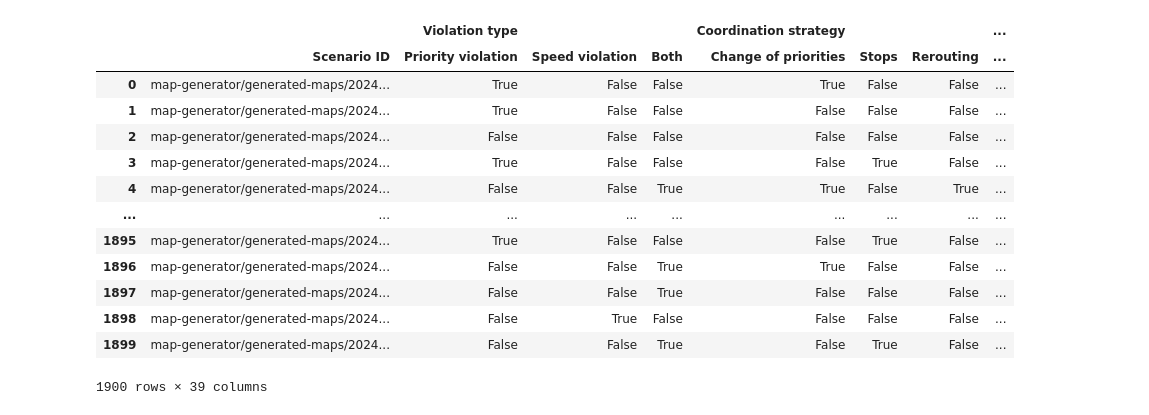
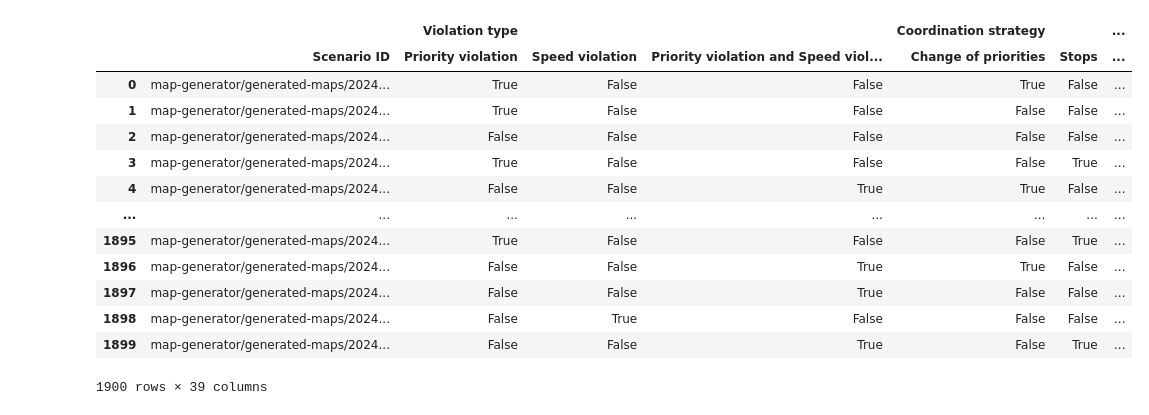
Before and after one commit to Olga-Mironenko/coordination_oru, a Jupyter notebook: scenario-analysis/df_all_clean.ipynb, the cells around one changed output. Saved outputs shown, nothing was run; the diff lists cells and outputs as text; code cells hidden in the pictures.

Commit message:
scenario-analysis/: renamed `CSD score` to `POD score`, etc. everywhere

```diff
--- a/scenario-analysis/df_all_clean.ipynb
+++ b/scenario-analysis/df_all_clean.ipynb
@@ -163,7 +163,7 @@ def process_df_all(df_all):
             'Violation type': {
                 'Priority violation': is_forcing and not is_slowness,
                 'Speed violation': is_slowness and not is_forcing,
-                'Both': is_forcing and is_slowness,
+                'Priority violation and Speed violation': is_forcing and is_slowness,
             },
             'Coordination strategy': {
                 'Change of priorities': same_value(group['forcing']) == 'change of priorities',
@@ -179,15 +179,15 @@ def process_df_all(df_all):
             'Output of simulation (planning)': {
 
                 # CSD (Critical Section Density) score for MV (V0)
-                'CSD score for MV (V0)': calculate_cs_score(group[group['Vehicle ID'] == 0]['Linearization C (non-normalized)']),
+                'POD score for MV (V0)': calculate_cs_score(group[group['Vehicle ID'] == 0]['Linearization C (non-normalized)']),
 
-                # CSD score for each AV
+                # POD score for each AV
                 **{
-                    f'CSD score for AV (V{vehicle_id})': calculate_cs_score(group[group['Vehicle ID'] == vehicle_id]['Linearization C (non-normalized)'])
+                    f'POD score for AV (V{vehicle_id})': calculate_cs_score(group[group['Vehicle ID'] == vehicle_id]['Linearization C (non-normalized)'])
                     for vehicle_id in range(1, 4)
                 },
-                # Mean CSD score for AVs (V1-V3)
-                'Mean CSD score for AVs (V1-V3)': same_value(group['CSD score (AVs)']),
+                # Mean POD score for AVs (V1-V3)
+                'Mean POD score for AVs (V1-V3)': same_value(group['POD score (AVs)']),
 
                 # Mission length for each AV (V1-V3)
                 **{
@@ -212,54 +212,54 @@ def process_df_all(df_all):
                     ),
                 } | (
                     {
-                        'Collisions rate': same_value(group['Collisions rate']),
+                        'Collision rate': same_value(group['Collision rate']),
                         # 'No. of violations': group['No. of violations'].sum(),  # to check
                     }
                     if column == 'No. of collisions' else
-                    {'Near-misses rate': same_value(group['Near-misses rate'])}
+                    {'Near-miss rate': same_value(group['Near-miss rate'])}
                     if column == 'No. of near-misses' else
                     {}
                 )
                 for column in (
                     'No. of completed missions',
                     'No. of collisions',
                     'No. of near-misses',
                 )
             )),
         }
         rows.append(row)
 
     rows_flat = []
     for row in rows:
         row_flat = {}
         for group, values in row.items():
             for col, value in values.items():
                 row_flat[group, col] = value
         rows_flat.append(row_flat)
 
     df_out = pd.DataFrame(rows_flat).round(3)
     df_out = df_out.reindex(columns=pd.MultiIndex.from_tuples(list(rows_flat[0])))
 
     df_out.to_csv(FILENAME_OUT, index=False)
     return df_out
 
 
 df_processed = process_df_all(df_all)
 df_processed
 # %% [output]
-|  |  | Violation type |  |  | Coordination strategy |  |  | ... |
-|  | Scenario ID | Priority violation | Speed violation | Both | Change of priorities | Stops | Rerouting | ... |
-| 0 | map-generator/generated-maps/2024... | True | False | False | True | False | False | ... |
-| 1 | map-generator/generated-maps/2024... | True | False | False | False | False | False | ... |
-| 2 | map-generator/generated-maps/2024... | False | False | False | False | False | False | ... |
-| 3 | map-generator/generated-maps/2024... | True | False | False | False | True | False | ... |
-| 4 | map-generator/generated-maps/2024... | False | False | True | True | False | True | ... |
-| ... | ... | ... | ... | ... | ... | ... | ... | ... |
-| 1895 | map-generator/generated-maps/2024... | True | False | False | False | True | False | ... |
-| 1896 | map-generator/generated-maps/2024... | False | False | True | True | False | False | ... |
-| 1897 | map-generator/generated-maps/2024... | False | False | True | False | False | False | ... |
-| 1898 | map-generator/generated-maps/2024... | False | True | False | False | False | False | ... |
-| 1899 | map-generator/generated-maps/2024... | False | False | True | False | True | False | ... |
+|  |  | Violation type |  |  | Coordination strategy |  | ... |
+|  | Scenario ID | Priority violation | Speed violation | Priority violation and Speed viol... | Change of priorities | Stops | ... |
+| 0 | map-generator/generated-maps/2024... | True | False | False | True | False | ... |
+| 1 | map-generator/generated-maps/2024... | True | False | False | False | False | ... |
+| 2 | map-generator/generated-maps/2024... | False | False | False | False | False | ... |
+| 3 | map-generator/generated-maps/2024... | True | False | False | False | True | ... |
+| 4 | map-generator/generated-maps/2024... | False | False | True | True | False | ... |
+| ... | ... | ... | ... | ... | ... | ... | ... |
+| 1895 | map-generator/generated-maps/2024... | True | False | False | False | True | ... |
+| 1896 | map-generator/generated-maps/2024... | False | False | True | True | False | ... |
+| 1897 | map-generator/generated-maps/2024... | False | False | True | False | False | ... |
+| 1898 | map-generator/generated-maps/2024... | False | True | False | False | False | ... |
+| 1899 | map-generator/generated-maps/2024... | False | False | True | False | True | ... |
 1900 rows × 39 columns
 # %%
 pd.read_csv(FILENAME_OUT, header=list(range(2)), index_col=0)
```
Also changed, not shown: parts of 2 cells of this notebook, 3 other files.
